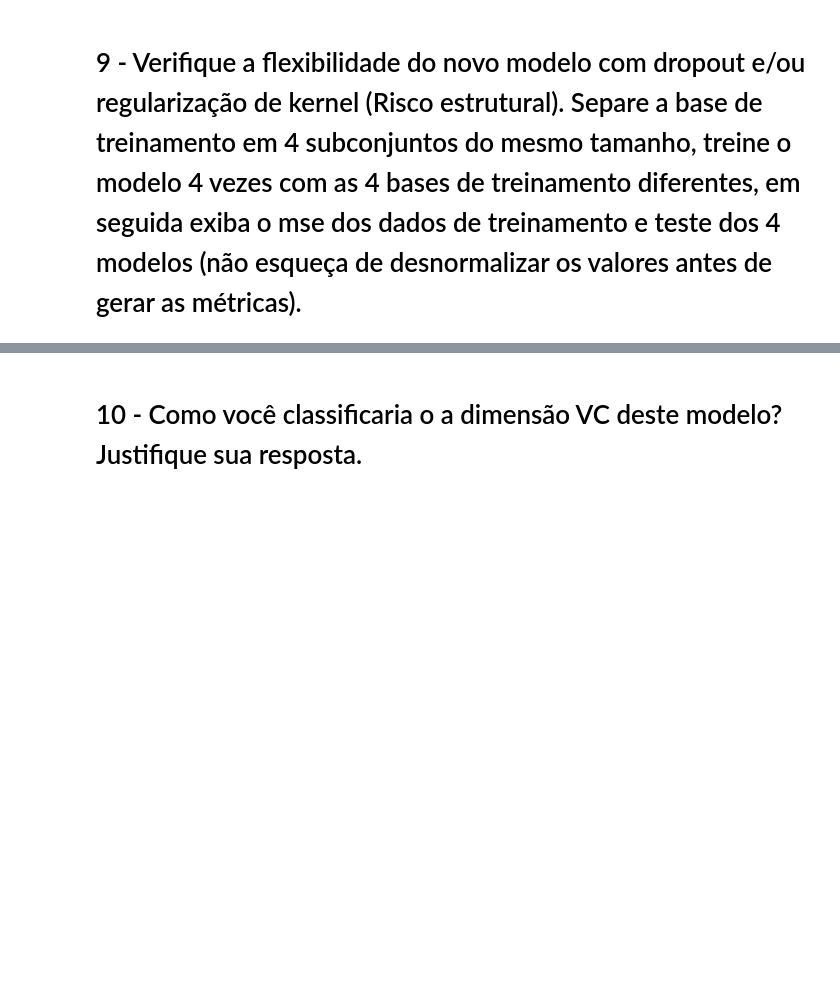
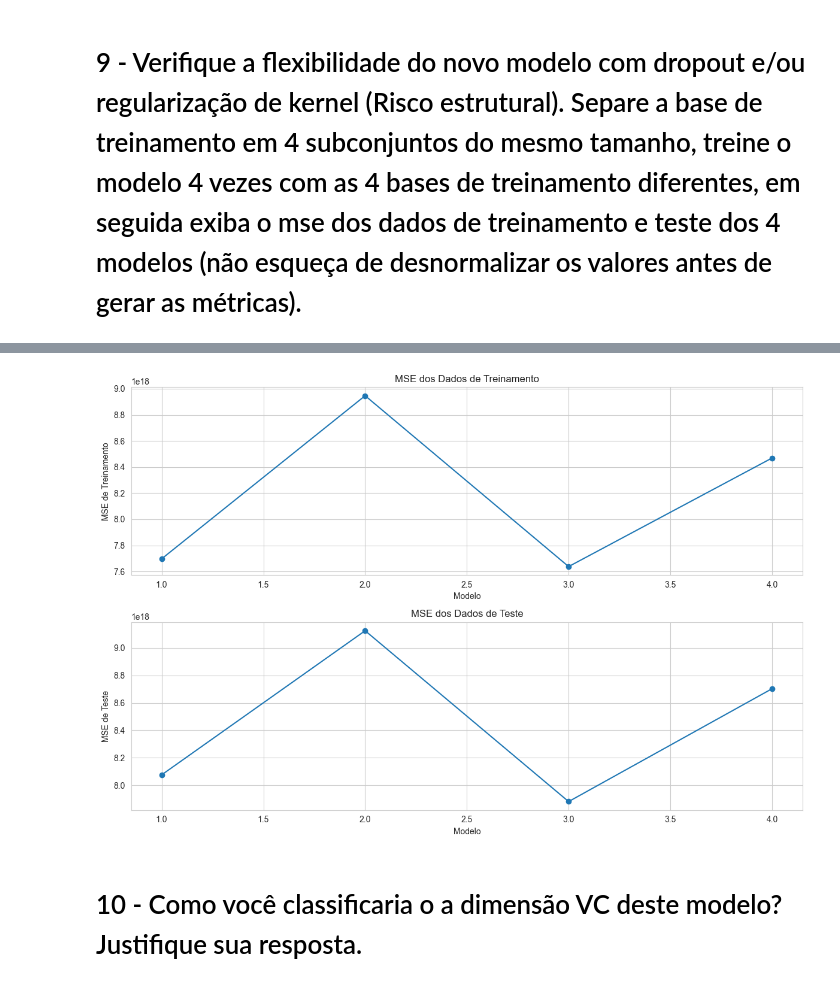
Before and after one commit to leaop/Graduation, a Jupyter notebook: 4 semestre/aprendizado de maquina/Revisão Segunda Prova.ipynb, the cells around one changed output, grey strips where cells are left out. Drawn from its saved outputs; the diff is of its cells as text; code cells hidden in the pictures; blank space fills up the shorter version.

```diff
--- a/4 semestre/aprendizado de maquina/Revisão Segunda Prova.ipynb
+++ b/4 semestre/aprendizado de maquina/Revisão Segunda Prova.ipynb
@@ -741,3 +1067,29 @@ O Dataset audi.csv representa informações de carros da marca audi no Reino Uni
+# %%
+# Função para plotar os resultados do treinamento
+def plot_training_results(mse_train_results, mse_test_results):
+    plt.figure(figsize=(12, 8))
+
+    # Plot MSE de treinamento
+    plt.subplot(2, 1, 1)
+    plt.plot(range(1, 5), mse_train_results, marker='o', linestyle='-')
+    plt.title('MSE dos Dados de Treinamento')
+    plt.xlabel('Modelo')
+    plt.ylabel('MSE de Treinamento')
+
+    # Plot MSE de teste
+    plt.subplot(2, 1, 2)
+    plt.plot(range(1, 5), mse_test_results, marker='o', linestyle='-')
+    plt.title('MSE dos Dados de Teste')
+    plt.xlabel('Modelo')
+    plt.ylabel('MSE de Teste')
+
+    plt.tight_layout()
+    plt.show()
+
+# Suponha que você tenha mse_train_results e mse_test_results preenchidos com os valores apropriados
+plot_training_results(mse_train_results, mse_test_results)
+# %% [output]
+[figure, added]
 # %% [markdown]
 
 # 10 - Como você classificaria o a dimensão VC deste modelo? Justifique sua resposta.
```
Also changed, not shown: parts of 26 cells of this notebook, 4 other files.
